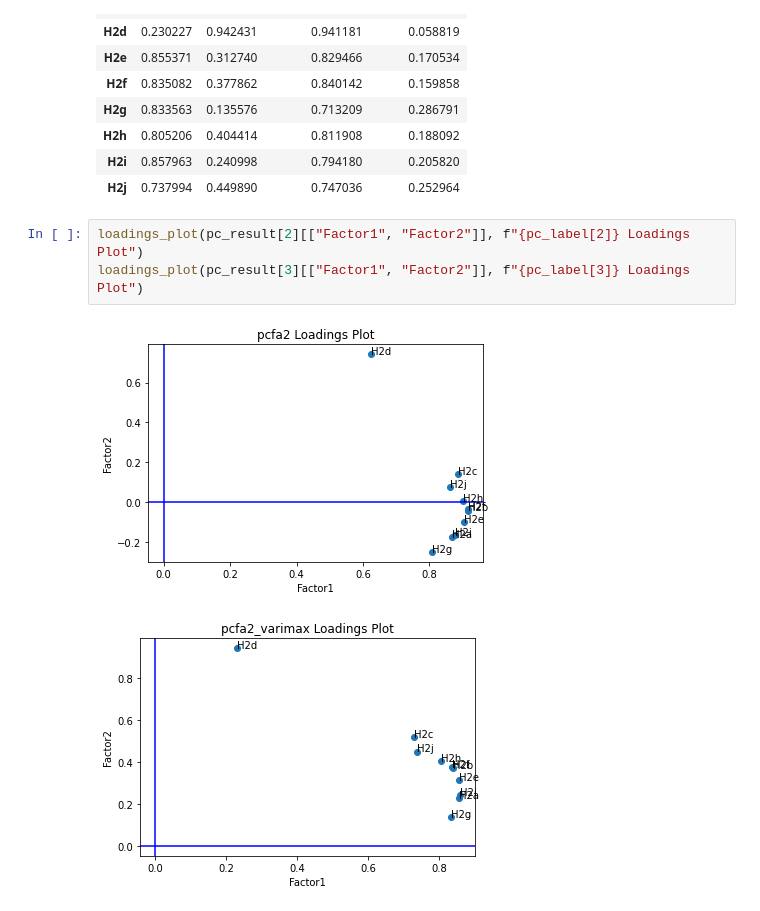
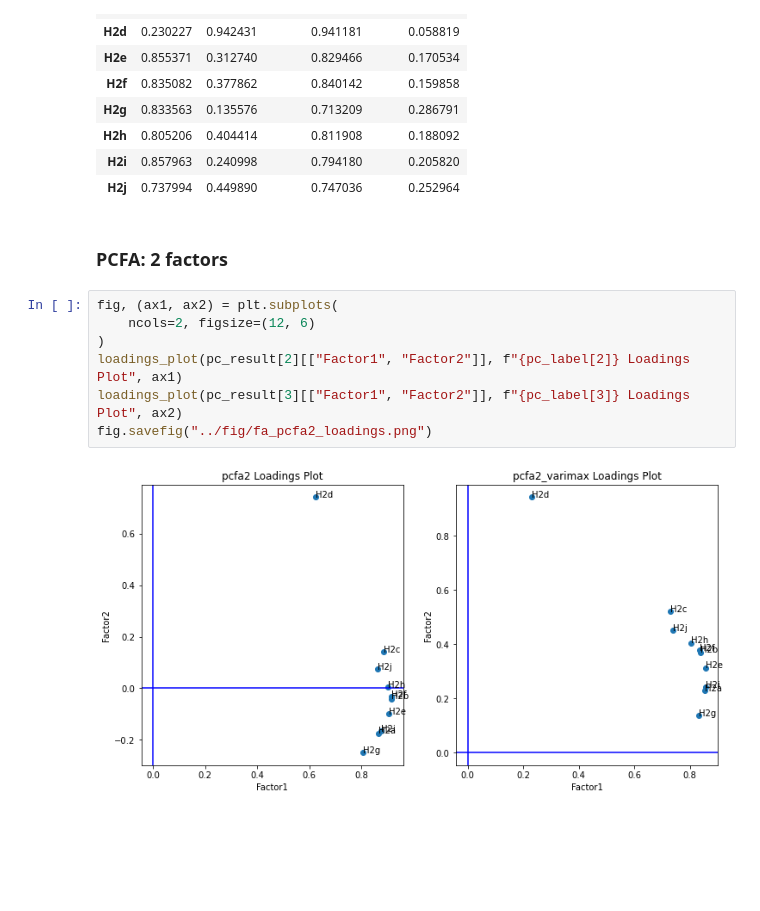
Before and after one commit to lihanwen1017769643/stat4799, a Jupyter notebook: py/4_FA.ipynb, the cells around one changed output. Cells and saved outputs as stored; diff of their text form; blank space fills up the shorter version.

```diff
--- a/py/4_FA.ipynb
+++ b/py/4_FA.ipynb
@@ -182,9 +199,14 @@ pc_result[3]
 | H2h | 0.805206 | 0.404414 | 0.811908 | 0.188092 |
 | H2i | 0.857963 | 0.240998 | 0.794180 | 0.205820 |
 | H2j | 0.737994 | 0.449890 | 0.747036 | 0.252964 |
+# %% [markdown]
+### PCFA: 2 factors
 # %%
-loadings_plot(pc_result[2][["Factor1", "Factor2"]], f"{pc_label[2]} Loadings Plot")
-loadings_plot(pc_result[3][["Factor1", "Factor2"]], f"{pc_label[3]} Loadings Plot")
+fig, (ax1, ax2) = plt.subplots(
+    ncols=2, figsize=(12, 6)
+)
+loadings_plot(pc_result[2][["Factor1", "Factor2"]], f"{pc_label[2]} Loadings Plot", ax1)
+loadings_plot(pc_result[3][["Factor1", "Factor2"]], f"{pc_label[3]} Loadings Plot", ax2)
+fig.savefig("../fig/fa_pcfa2_loadings.png")
 # %% [output]
-[figure, old version]
+[figure, new version]
-[figure, removed]
```
Also changed, not shown: parts of 19 cells of this notebook.
